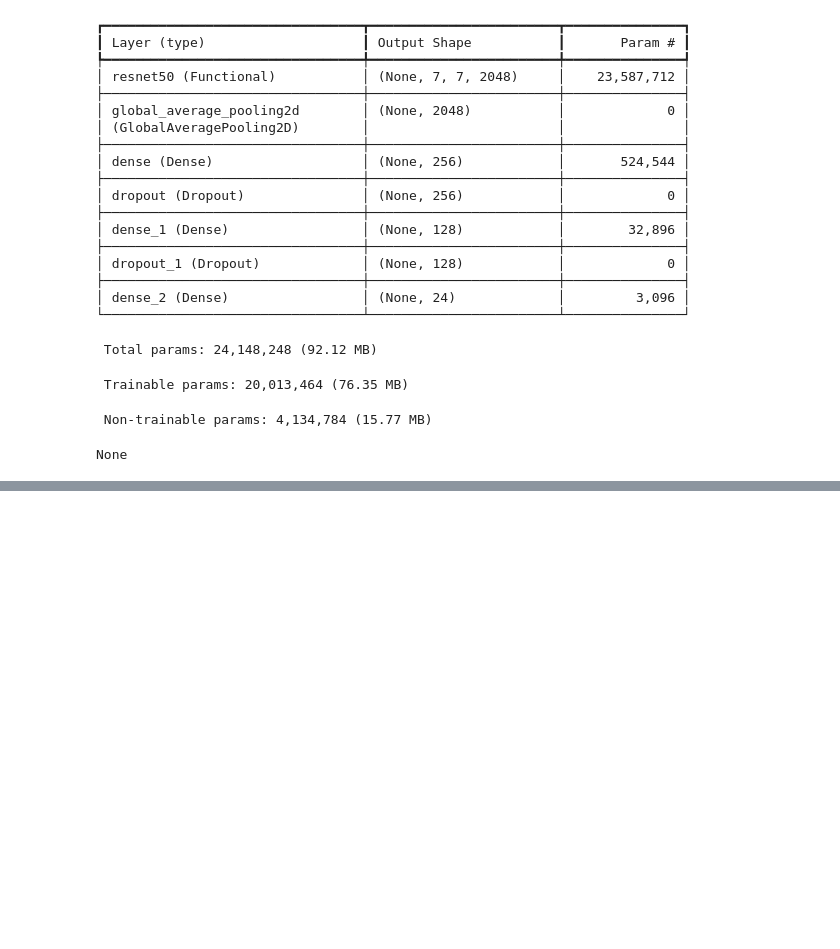
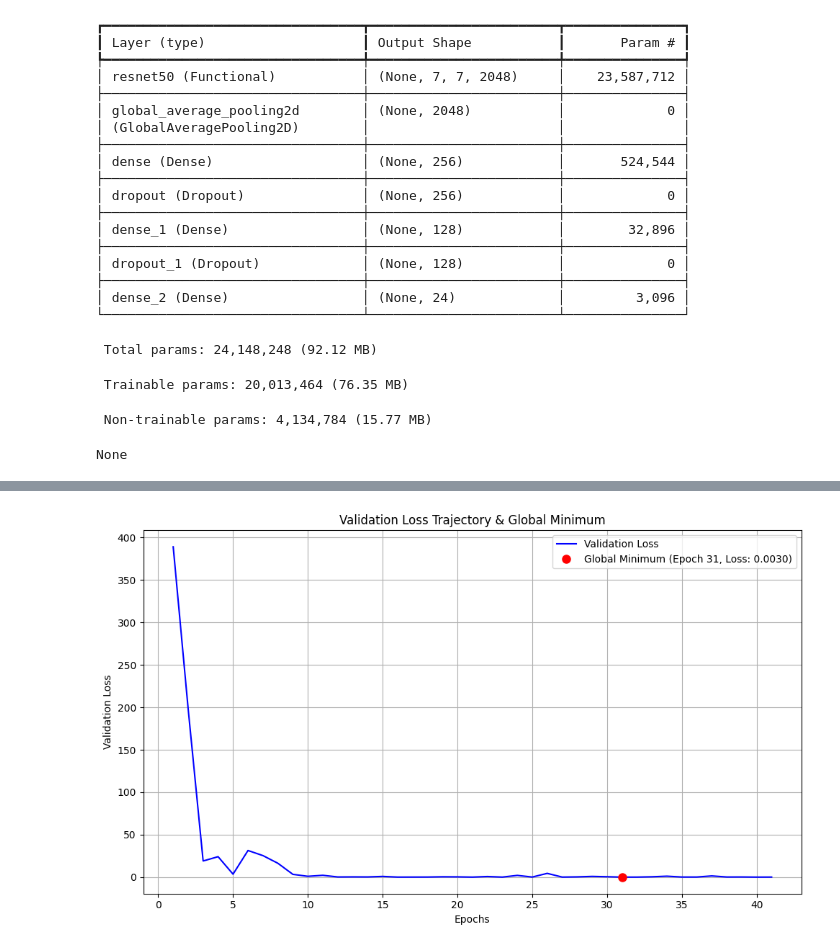
Before and after one commit to harshilkareliya/datamites_ai_projects, a Jupyter notebook: Indian_Sign_Language/notebooks/02_training.ipynb, the cells around one changed output, grey strips where cells are left out. Cells and saved outputs as stored; diff of their text form; code cells hidden in the pictures; blank space fills up the shorter version.

```diff
--- a/Indian_Sign_Language/notebooks/02_training.ipynb
+++ b/Indian_Sign_Language/notebooks/02_training.ipynb
@@ -126,0 +144,8 @@ Restoring model weights from the end of the best epoch: 1.
+# %%
+with open('../results/training_history.json', 'w') as f:
+    json.dump({
+        'loss': history.history['loss'],
+        'val_loss': history.history['val_loss'],
+        'accuracy': history.history['accuracy'],
+        'val_accuracy': history.history['val_accuracy']
+    }, f)
@@ -126,0 +185,25 @@ Restoring model weights from the end of the best epoch: 1.
+# %%
+import matplotlib.pyplot as plt
+
+# Get the history data
+history_dict = history.history
+
+# Get the number of epochs
+epochs = range(1, len(history_dict['val_loss']) + 1)
+
+# Find the global minimum of validation loss
+min_val_loss = min(history_dict['val_loss'])
+min_val_loss_epoch = history_dict['val_loss'].index(min_val_loss) + 1
+
+plt.figure(figsize=(10, 6))
+plt.plot(epochs, history_dict['val_loss'], 'b', label='Validation Loss')
+plt.plot(min_val_loss_epoch, min_val_loss, 'ro', markersize=8, label=f'Global Minimum (Epoch {min_val_loss_epoch}, Loss: {min_val_loss:.4f})')
+plt.title('Validation Loss Trajectory & Global Minimum')
+plt.xlabel('Epochs')
+plt.ylabel('Validation Loss')
+plt.legend()
+plt.grid(True)
+plt.tight_layout()
+plt.show()
+# %% [output]
+[figure, added]
```
Also changed, not shown: parts of 12 cells of this notebook, 6 other files.
